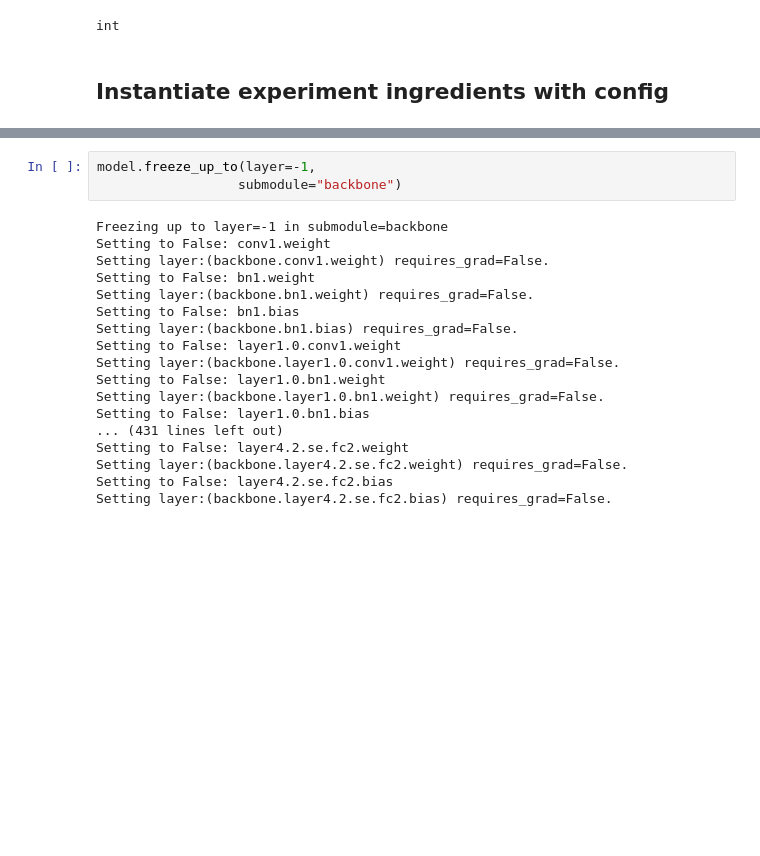
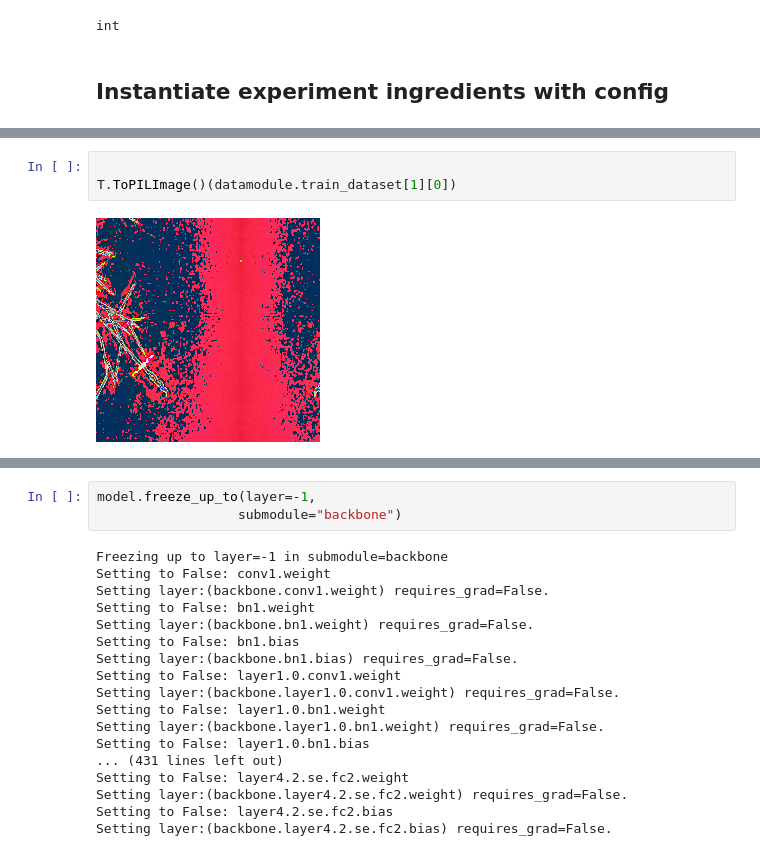
Before and after one commit to JacobARose/image-utils, a Jupyter notebook: notebooks/baseline_lightning_trainer.ipynb, the cells around one changed output, grey strips where cells are left out. Saved outputs shown, nothing was run; the diff lists cells and outputs as text; blank space fills up the shorter version.

```diff
--- a/notebooks/baseline_lightning_trainer.ipynb
+++ b/notebooks/baseline_lightning_trainer.ipynb
@@ -368,0 +476,5 @@ resolution: 224
+# %%
+
+T.ToPILImage()(datamodule.train_dataset[1][0])
+# %% [output]
+[figure, added]
```
Also changed, not shown: parts of 17 cells of this notebook, 8 other files.
